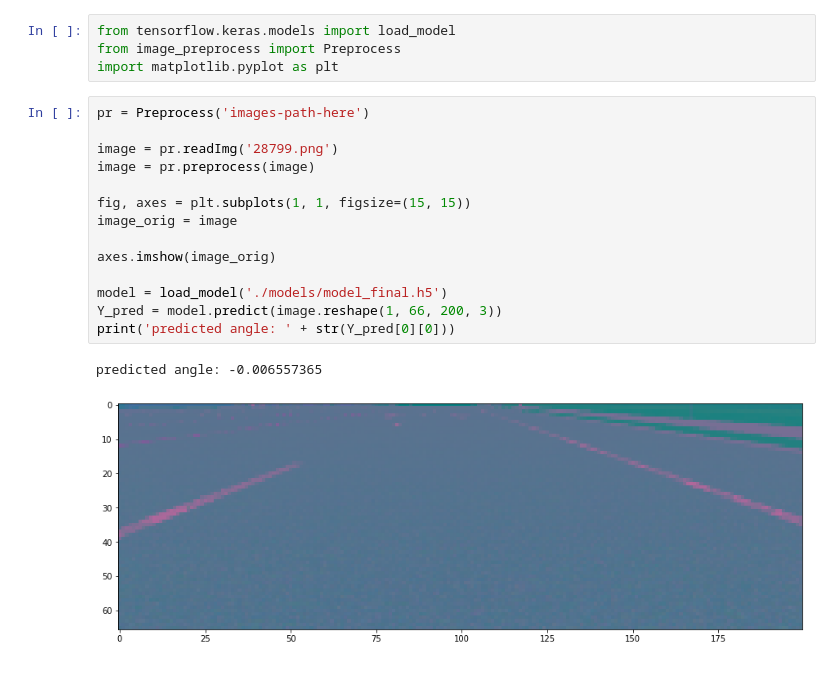
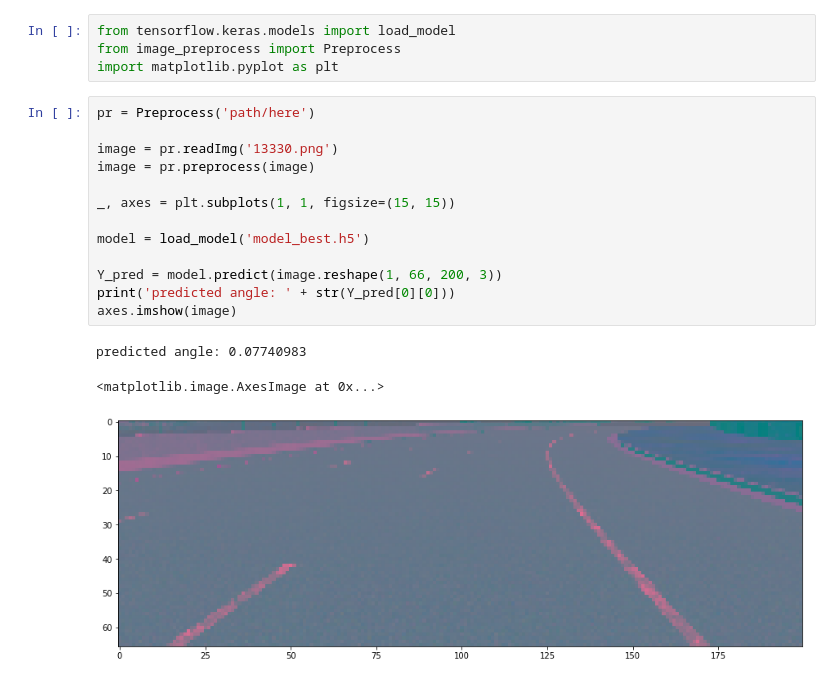
Before and after one commit to Teo03/self-driving-agent, a Jupyter notebook: self-drive/test_image.ipynb, the cells around one changed output. Saved outputs shown, nothing was run; the diff lists cells and outputs as text.

Commit message:
new map, model and some improvements

```diff
--- a/self-drive/test_image.ipynb
+++ b/self-drive/test_image.ipynb
@@ -3,19 +3,19 @@ from tensorflow.keras.models import load_model
 from image_preprocess import Preprocess
 import matplotlib.pyplot as plt
 # %%
-pr = Preprocess('images-path-here')
+pr = Preprocess('path/here')
 
-image = pr.readImg('28799.png')
+image = pr.readImg('13330.png')
 image = pr.preprocess(image)
 
-fig, axes = plt.subplots(1, 1, figsize=(15, 15))
-image_orig = image
+_, axes = plt.subplots(1, 1, figsize=(15, 15))
 
-axes.imshow(image_orig)
+model = load_model('model_best.h5')
 
-model = load_model('./models/model_final.h5')
 Y_pred = model.predict(image.reshape(1, 66, 200, 3))
 print('predicted angle: ' + str(Y_pred[0][0]))
+axes.imshow(image)
 # %% [output]
-predicted angle: -0.006557365
+predicted angle: 0.07740983
+<matplotlib.image.AxesImage at 0x...>
-[figure, old version]
+[figure, new version]
```
Also changed, not shown: 13 other files.
